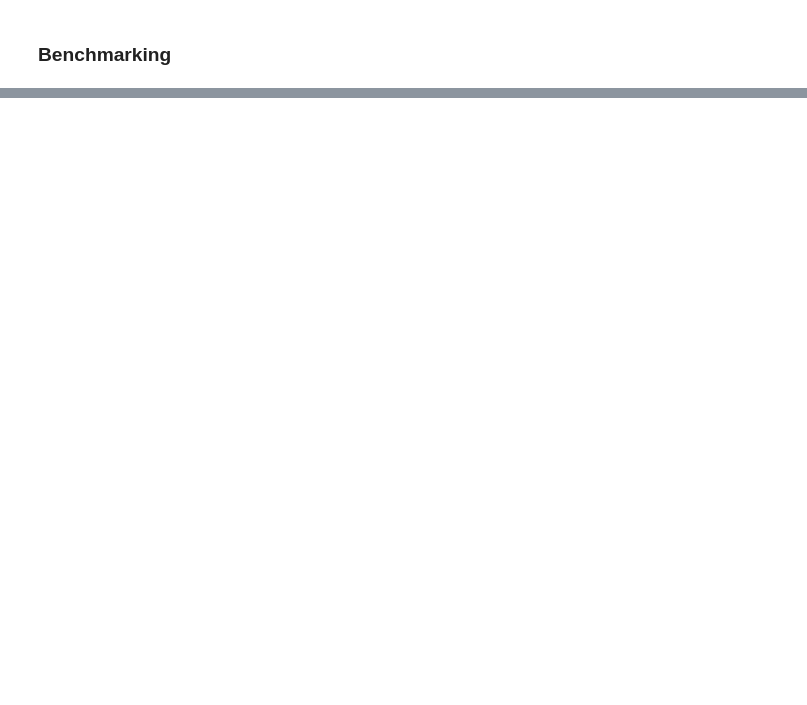
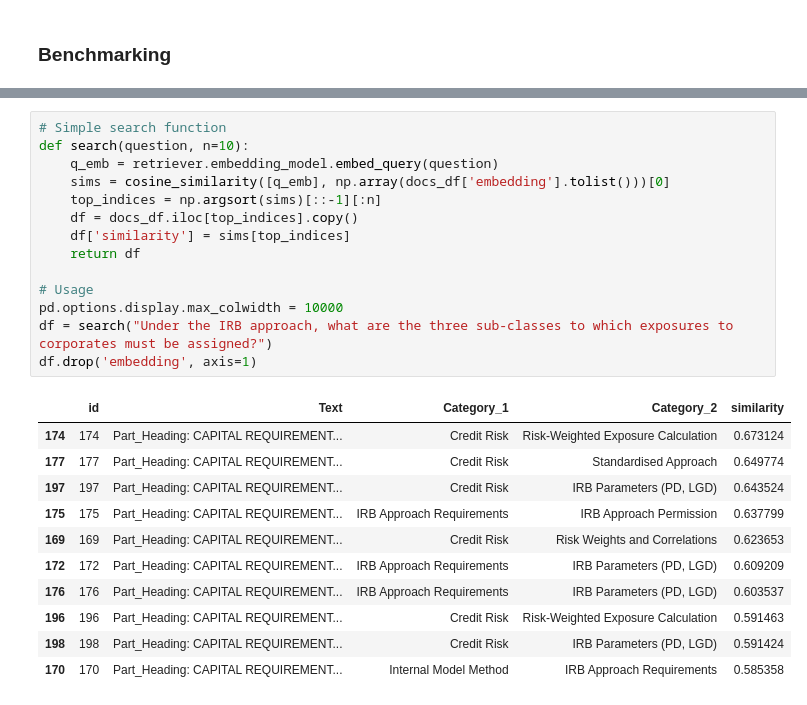
Before and after one commit to at621/crr_pipeline, a Jupyter notebook: rag_benchmarking.ipynb, the cells around one changed output, grey strips where cells are left out. Saved outputs shown, nothing was run; the diff lists cells and outputs as text; blank space fills up the shorter version.

```diff
--- a/rag_benchmarking.ipynb
+++ b/rag_benchmarking.ipynb
@@ -349,0 +340,26 @@ results_df
+# %%
+# Simple search function
+def search(question, n=10):
+    q_emb = retriever.embedding_model.embed_query(question)
+    sims = cosine_similarity([q_emb], np.array(docs_df['embedding'].tolist()))[0]
+    top_indices = np.argsort(sims)[::-1][:n]
+    df = docs_df.iloc[top_indices].copy()
+    df['similarity'] = sims[top_indices]
+    return df
+
+# Usage
+pd.options.display.max_colwidth = 10000
+df = search("Under the IRB approach, what are the three sub-classes to which exposures to corporates must be assigned?")
+df.drop('embedding', axis=1)
+# %% [output]
+|  | id | Text | Category_1 | Category_2 | similarity |
+| 174 | 174 | Part_Heading: CAPITAL REQUIREMENT... | Credit Risk | Risk-Weighted Exposure Calculation | 0.673124 |
+| 177 | 177 | Part_Heading: CAPITAL REQUIREMENT... | Credit Risk | Standardised Approach | 0.649774 |
+| 197 | 197 | Part_Heading: CAPITAL REQUIREMENT... | Credit Risk | IRB Parameters (PD, LGD) | 0.643524 |
+| 175 | 175 | Part_Heading: CAPITAL REQUIREMENT... | IRB Approach Requirements | IRB Approach Permission | 0.637799 |
+| 169 | 169 | Part_Heading: CAPITAL REQUIREMENT... | Credit Risk | Risk Weights and Correlations | 0.623653 |
+| 172 | 172 | Part_Heading: CAPITAL REQUIREMENT... | IRB Approach Requirements | IRB Parameters (PD, LGD) | 0.609209 |
+| 176 | 176 | Part_Heading: CAPITAL REQUIREMENT... | IRB Approach Requirements | IRB Parameters (PD, LGD) | 0.603537 |
+| 196 | 196 | Part_Heading: CAPITAL REQUIREMENT... | Credit Risk | Risk-Weighted Exposure Calculation | 0.591463 |
+| 198 | 198 | Part_Heading: CAPITAL REQUIREMENT... | Credit Risk | IRB Parameters (PD, LGD) | 0.591424 |
+| 170 | 170 | Part_Heading: CAPITAL REQUIREMENT... | Internal Model Method | IRB Approach Requirements | 0.585358 |
```
Also changed, not shown: parts of 7 cells of this notebook, 3 other files.
